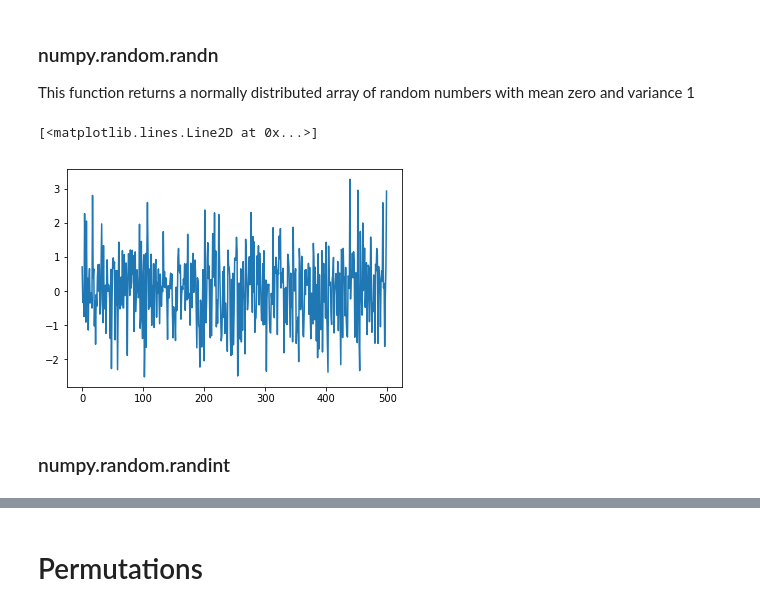
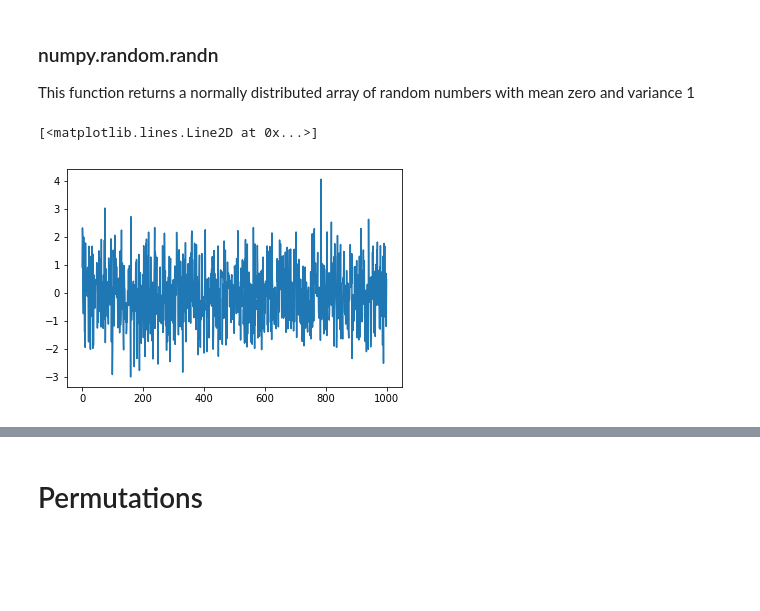
Before and after one commit to healyshane/programming_for_data_analysis-practical_assignment, a Jupyter notebook: Programming for Data Analysis_Assignment.ipynb, the cells around one changed output, grey strips where cells are left out. Saved outputs shown, nothing was run; the diff lists cells and outputs as text; code cells hidden in the pictures; blank space fills up the shorter version.

```diff
--- a/Programming for Data Analysis_Assignment.ipynb
+++ b/Programming for Data Analysis_Assignment.ipynb
@@ -67,10 +67,8 @@ plt.scatter(b[:,0],b[:,499])
 ### numpy.random.randn
 This function returns a normally distributed array of random numbers with mean zero and variance 1
 # %%
-c = np.random.randn(500)
+c = np.random.randn(1000)
 plt.plot(c)
 # %% [output]
 [<matplotlib.lines.Line2D at 0x...>]
-[figure, old version]
+[figure, new version]
-# %% [markdown]
-### numpy.random.randint
```
Also changed, not shown: parts of 35 cells of this notebook, 2 other files.
